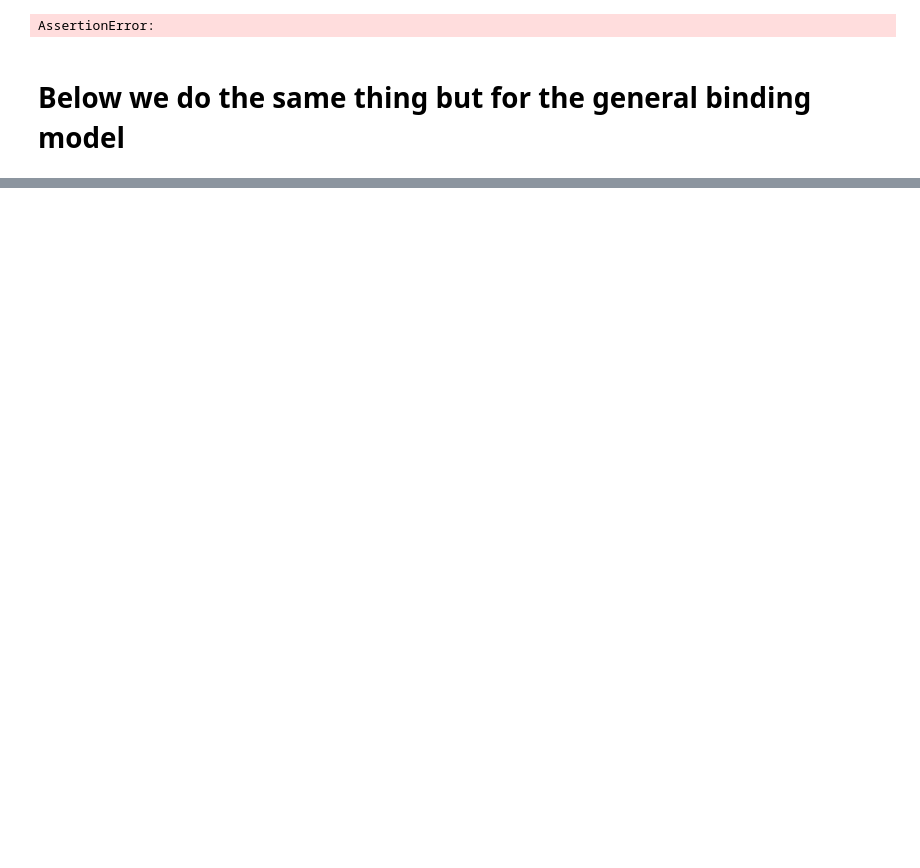
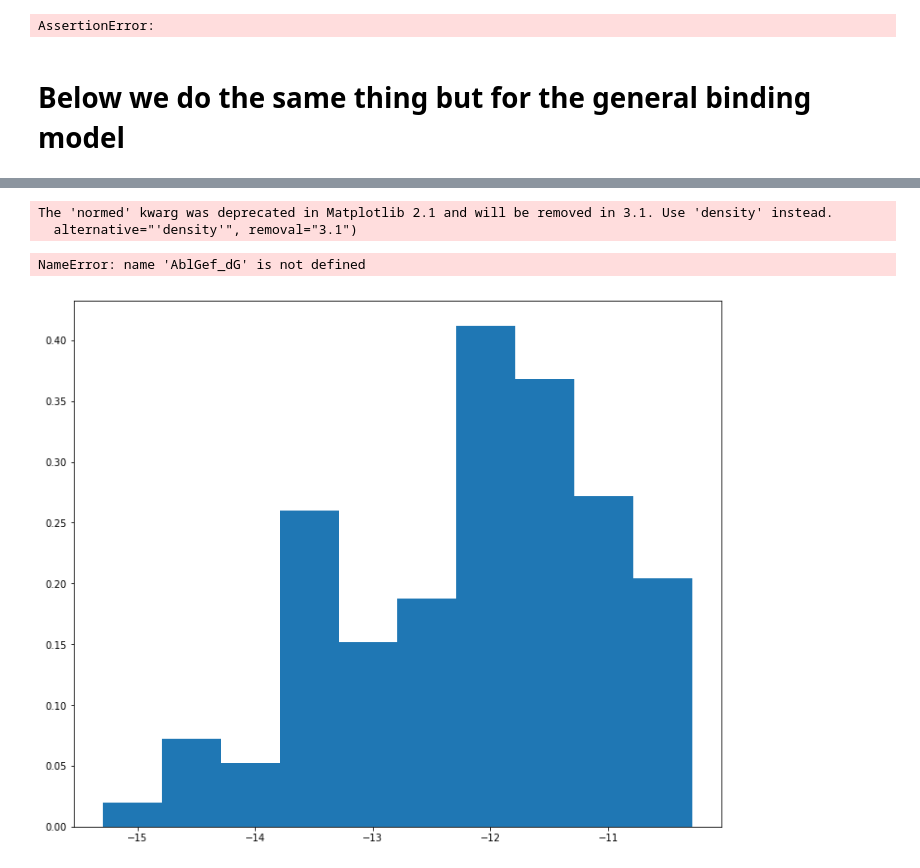
Before and after one commit to choderalab/assaytools, a Jupyter notebook: examples/competition-fluorescence-assay/4-Analytic-v-General-Bayesian-Model.ipynb, the cells around one changed output, grey strips where cells are left out. Saved outputs shown, nothing was run; the diff lists cells and outputs as text; code cells hidden in the pictures; blank space fills up the shorter version.

```diff
--- a/examples/competition-fluorescence-assay/4-Analytic-v-General-Bayesian-Model.ipynb
+++ b/examples/competition-fluorescence-assay/4-Analytic-v-General-Bayesian-Model.ipynb
@@ -542,8 +588,13 @@ plt.plot(gen_mcmc.DeltaG_B.trace())
 # %%
 plt.figure(figsize=(12,10))
-plt.hist(gen_mcmc.DeltaG_L.trace(),normed=True,label='DelG_L(Gef) = %s' %gen_mcmc.DeltaG_L.trace().mean());
+plt.hist(gen_mcmc.trace('DeltaG_L')[:],normed=True,label='DelG_L(Gef) = %s' %gen_mcmc.trace('DeltaG_L')[:].mean());
 plt.axvline(x=AblGef_dG,color='b',linestyle='--',label='IUPHARM Gef')
-plt.hist(gen_mcmc.DeltaG_B.trace(),normed=True,label='DelG_B(Ima) = %s' %gen_mcmc.DeltaG_B.trace().mean());
+plt.hist(gen_mcmc.trace('DeltaG_B')[:],normed=True,label='DelG_B(Ima) = %s' %gen_mcmc.trace('DeltaG_B')[:].mean());
 plt.axvline(x=AblIma_dG,color='orange',linestyle='--',label='IUPHARM Ima')
 plt.xlabel('$\Delta G$ ($k_B T$)');
 plt.legend(loc=0);
+# %% [output]
+The 'normed' kwarg was deprecated in Matplotlib 2.1 and will be removed in 3.1. Use 'density' instead.
+  alternative="'density'", removal="3.1")
+NameError: name 'AblGef_dG' is not defined
+[figure, added]
```
Also changed, not shown: parts of 6 cells of this notebook, 2 other files.
